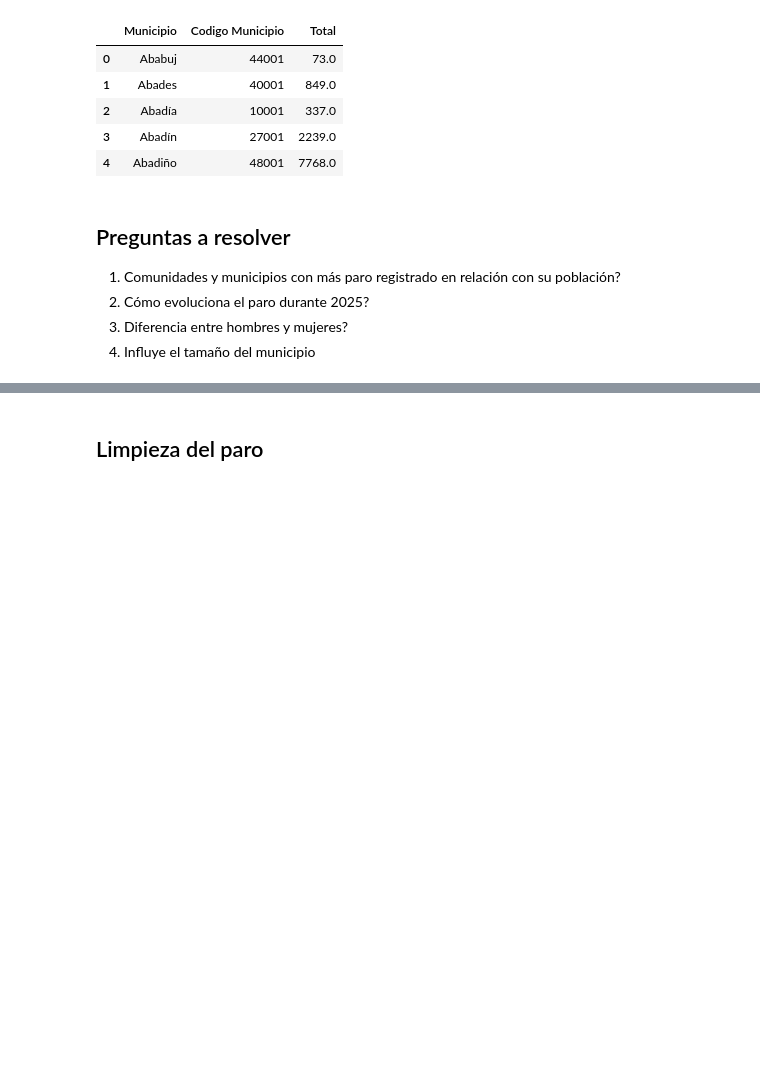
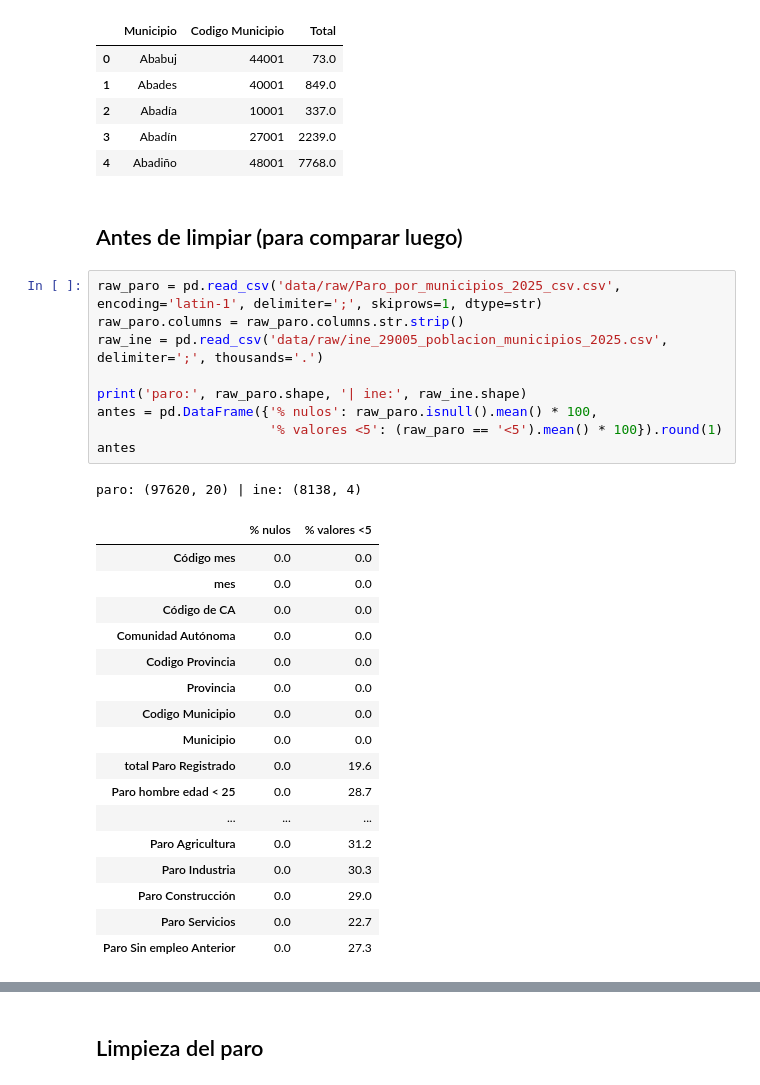
Before and after one commit to renzorico/del-dato-crudo-a-la-decision, a Jupyter notebook: entregable.ipynb, the cells around one changed output, grey strips where cells are left out. Cells and saved outputs as stored; diff of their text form; blank space fills up the shorter version.

```diff
--- a/entregable.ipynb
+++ b/entregable.ipynb
@@ -128,10 +128,33 @@ ine_2025.head()
 | 2 | Abadía | 10001 | 337.0 |
 | 3 | Abadín | 27001 | 2239.0 |
 | 4 | Abadiño | 48001 | 7768.0 |
-# %% [markdown]
-## Preguntas a resolver
-
-1. Comunidades y municipios con más paro registrado en relación con su población?
-2. Cómo evoluciona el paro durante 2025?
-3. Diferencia entre hombres y mujeres?
-4. Influye el tamaño del municipio
+# %% [markdown]
+## Antes de limpiar (para comparar luego)
+# %%
+raw_paro = pd.read_csv('data/raw/Paro_por_municipios_2025_csv.csv', encoding='latin-1', delimiter=';', skiprows=1, dtype=str)
+raw_paro.columns = raw_paro.columns.str.strip()
+raw_ine = pd.read_csv('data/raw/ine_29005_poblacion_municipios_2025.csv', delimiter=';', thousands='.')
+
+print('paro:', raw_paro.shape, '| ine:', raw_ine.shape)
+antes = pd.DataFrame({'% nulos': raw_paro.isnull().mean() * 100,
+                      '% valores <5': (raw_paro == '<5').mean() * 100}).round(1)
+antes
+# %% [output]
+paro: (97620, 20) | ine: (8138, 4)
+|  | % nulos | % valores <5 |
+| Código mes | 0.0 | 0.0 |
+| mes | 0.0 | 0.0 |
+| Código de CA | 0.0 | 0.0 |
+| Comunidad Autónoma | 0.0 | 0.0 |
+| Codigo Provincia | 0.0 | 0.0 |
+| Provincia | 0.0 | 0.0 |
+| Codigo Municipio | 0.0 | 0.0 |
+| Municipio | 0.0 | 0.0 |
+| total Paro Registrado | 0.0 | 19.6 |
+| Paro hombre edad < 25 | 0.0 | 28.7 |
+| ... | ... | ... |
+| Paro Agricultura | 0.0 | 31.2 |
+| Paro Industria | 0.0 | 30.3 |
+| Paro Construcción | 0.0 | 29.0 |
+| Paro Servicios | 0.0 | 22.7 |
+| Paro Sin empleo Anterior | 0.0 | 27.3 |
```
Also changed, not shown: parts of 26 cells of this notebook, 5 other files.
